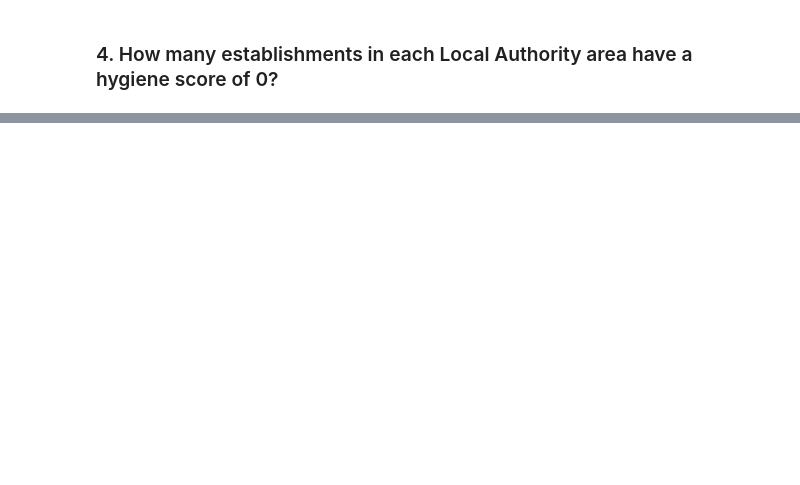
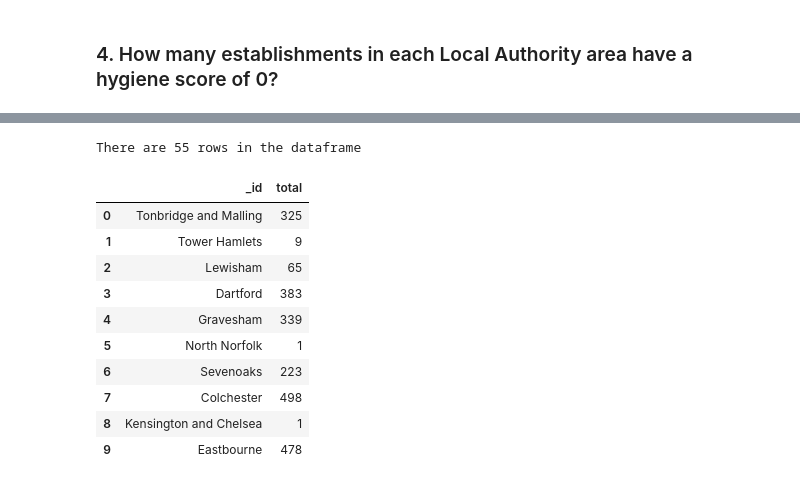
Before and after one commit to Singer2319/Module12_NoSQL, a Jupyter notebook: NoSQL_analysis_starter.ipynb, the cells around one changed output, grey strips where cells are left out. Drawn from its saved outputs; the diff is of its cells as text; code cells hidden in the pictures; blank space fills up the shorter version.

```diff
--- a/NoSQL_analysis_starter.ipynb
+++ b/NoSQL_analysis_starter.ipynb
@@ -142,5 +221,16 @@ limit =
 # 3. Sorts the matches from highest to lowest
 
 # Print the number of documents in the result
+matching = {"$match": {"scores.Hygiene": 0}}
+grouping = {"$group":
+                {'_id': "$LocalAuthorityName", "total":
+                    {"$sum": 1}}
+           }
+sorting = {"$sort": {"num_estabs": -1}}
+
+pipeline = [matching, grouping, sorting]
+
+results = list(db.establishments.aggregate(pipeline))
 
 # Print the first 10 results
+pprint(results[0:10])
@@ -147,6 +248,22 @@ limit =
 # %%
 # Convert the result to a Pandas DataFrame
+dffour = pd.DataFrame(results)
 
 # Display the number of rows in the DataFrame
+print("There are", len(dffour), "rows in the dataframe")
 
 # Display the first 10 rows of the DataFrame
+dffour.head(10)
+# %% [output]
+There are 55 rows in the dataframe
+|  | _id | total |
+| 0 | Tonbridge and Malling | 325 |
+| 1 | Tower Hamlets | 9 |
+| 2 | Lewisham | 65 |
+| 3 | Dartford | 383 |
+| 4 | Gravesham | 339 |
+| 5 | North Norfolk | 1 |
+| 6 | Sevenoaks | 223 |
+| 7 | Colchester | 498 |
+| 8 | Kensington and Chelsea | 1 |
+| 9 | Eastbourne | 478 |
```
Also changed, not shown: parts of 8 cells of this notebook.
